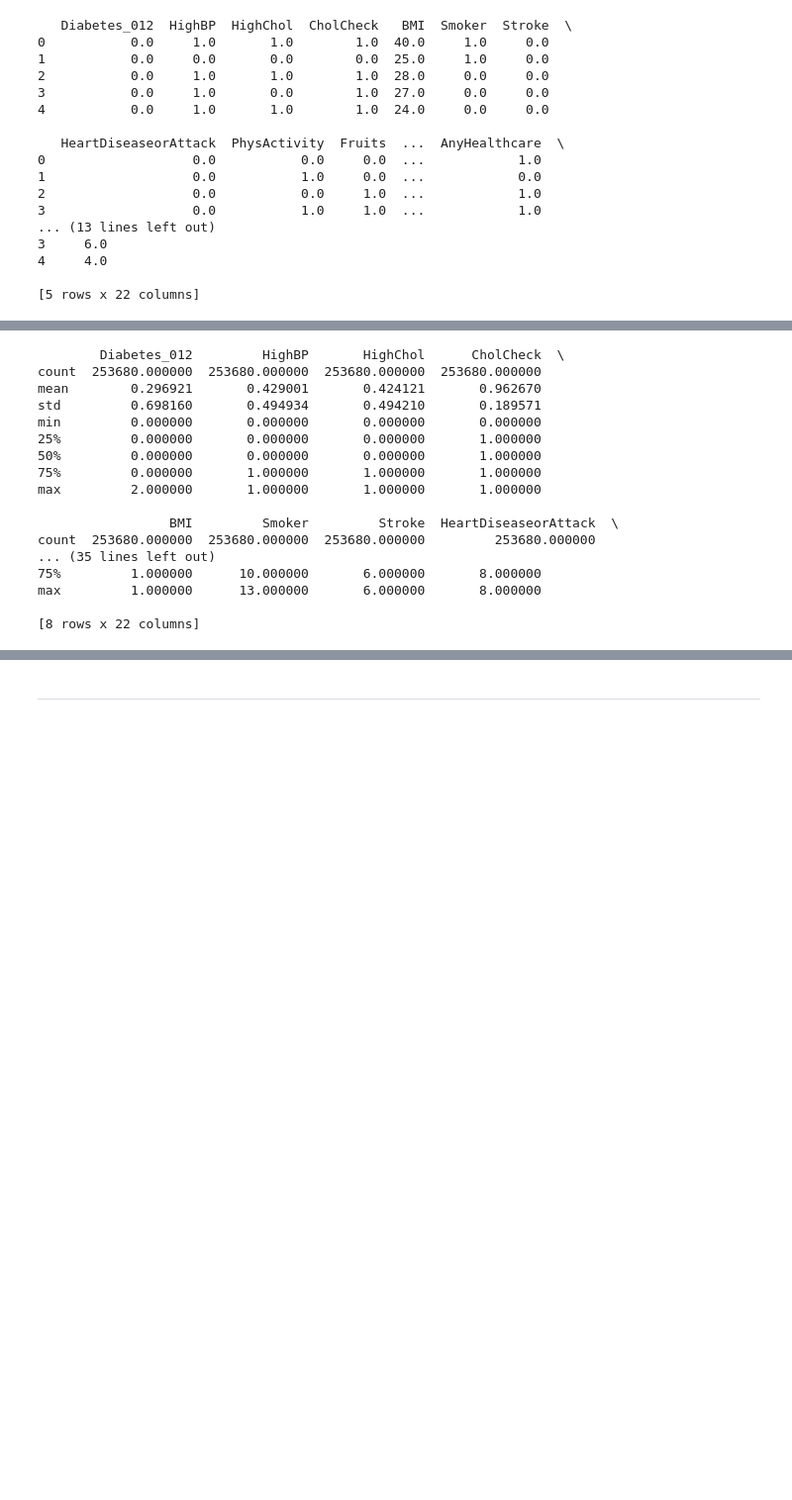
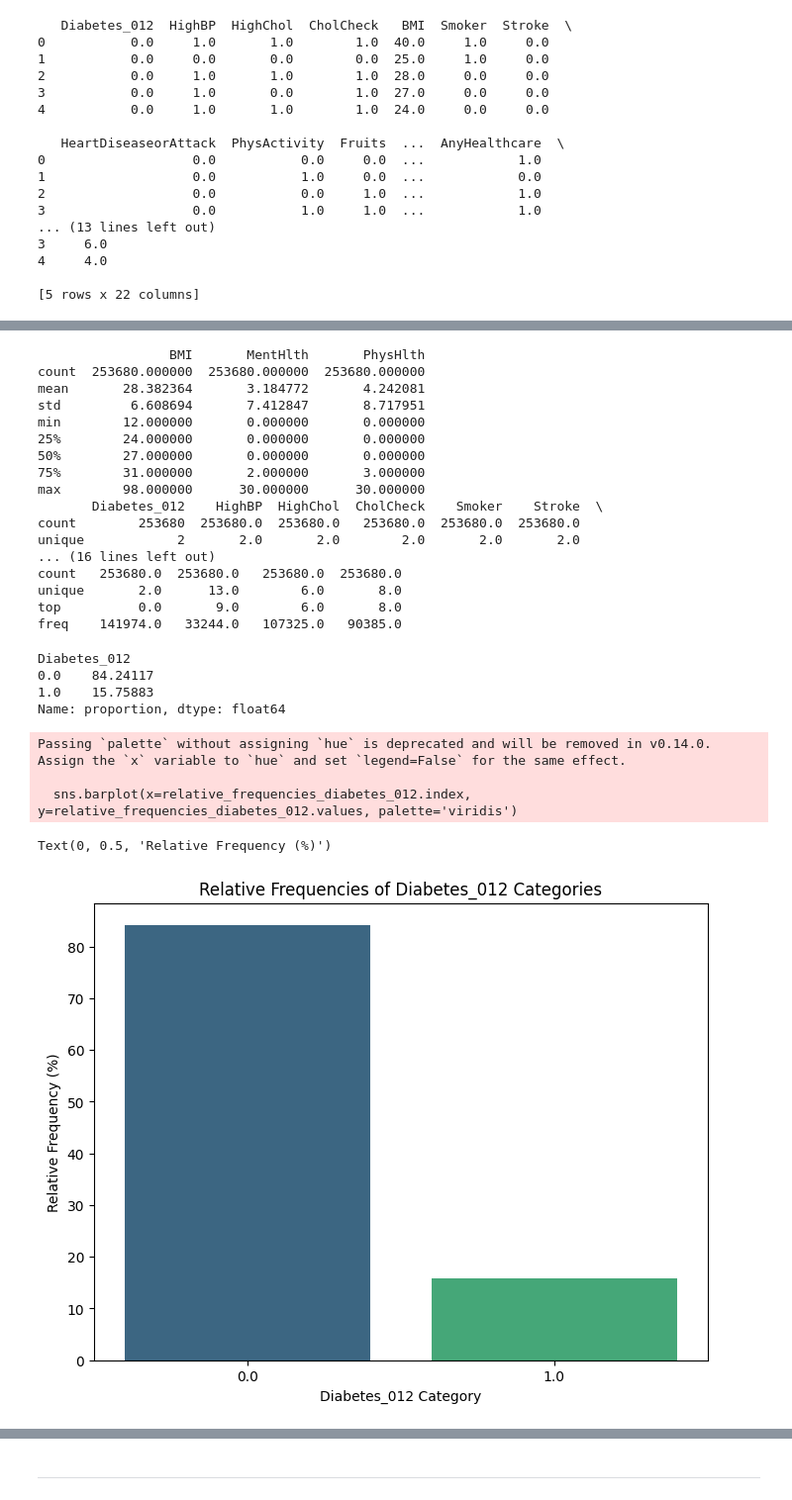
Before and after one commit to Catafal/Data-Mining-I, a Jupyter notebook: Project/project.ipynb, the cells around one changed output, grey strips where cells are left out. Shown at 99% size. Cells and saved outputs as stored; diff of their text form; code cells hidden in the pictures; blank space fills up the shorter version.

```diff
--- a/Project/project.ipynb
+++ b/Project/project.ipynb
@@ -11,7 +11,7 @@ import seaborn as sns
 import numpy as np
 # %%
 # Read the diabetes_012 file
-file_path = '/Users/jordicatafal/Documents/GitHub/Data-Mining-I/Project/diabetes_012_health_indicators_BRFSS2015.csv'
+file_path = '/Users/camillatartaglia/Desktop/UNIVERSITY/Data-Mining-I/Project/diabetes_012_health_indicators_BRFSS2015.csv'
 diabetes_data = pd.read_csv(file_path)
 
 # Basic information about the dataset
@@ -55,3 +55,10 @@ print(diabetes_data.head())
 4     4.0
 
 [5 rows x 22 columns]
+# %%
+#CAMI
+#in Diabetes_012 there are the categories 1 and 2 that explain 'having Diabetes' and 'pre-diabetes', so it could be useful to merge
+#this two categories in one
+
+diabetes_data['Diabetes_012'] = diabetes_data['Diabetes_012'].apply(lambda x: '1.0' if x in [1.0, 2.0] else '0.0')
+print(diabetes_data)
@@ -57,0 +134,10 @@ print(diabetes_data.head())
+# %%
+#changing the variables' type. Only BMI, MentHlth and PhysHlth are float. The remaing variables are category
+# Convert all variables to 'category' if they are float64 or object
+diabetes_data = diabetes_data.apply(lambda x: x.astype('category') if x.dtype in ['float64', 'object'] else x)
+
+# Convert specific columns 'BMI', 'MentHlth', 'PhysHlth' back to 'float64'
+diabetes_data[['BMI', 'MentHlth', 'PhysHlth']] = diabetes_data[['BMI', 'MentHlth', 'PhysHlth']].apply(lambda x: x.astype('float64'))
+
+# Print the data types to verify the changes
+print(diabetes_data.dtypes)
@@ -58,21 +188,46 @@ print(diabetes_data.head())
 # %%
-# Get summary statistics of the dataset
+# Get summary statistics for numerical variables
 print(diabetes_data.describe())
+# Get summary statistics for categorical variables
+print(diabetes_data.describe(include='category'))
 # %% [output]
-        Diabetes_012         HighBP       HighChol      CholCheck  \
-count  253680.000000  253680.000000  253680.000000  253680.000000
-mean        0.296921       0.429001       0.424121       0.962670
-std         0.698160       0.494934       0.494210       0.189571
-min         0.000000       0.000000       0.000000       0.000000
-25%         0.000000       0.000000       0.000000       1.000000
-50%         0.000000       0.000000       0.000000       1.000000
-75%         0.000000       1.000000       1.000000       1.000000
-max         2.000000       1.000000       1.000000       1.000000
-
-                 BMI         Smoker         Stroke  HeartDiseaseorAttack  \
-count  253680.000000  253680.000000  253680.000000         253680.000000
-... (35 lines left out)
-75%         1.000000      10.000000       6.000000       8.000000
-max         1.000000      13.000000       6.000000       8.000000
-
-[8 rows x 22 columns]
+                 BMI       MentHlth       PhysHlth
+count  253680.000000  253680.000000  253680.000000
+mean       28.382364       3.184772       4.242081
+std         6.608694       7.412847       8.717951
+min        12.000000       0.000000       0.000000
+25%        24.000000       0.000000       0.000000
+50%        27.000000       0.000000       0.000000
+75%        31.000000       2.000000       3.000000
+max        98.000000      30.000000      30.000000
+       Diabetes_012    HighBP  HighChol  CholCheck    Smoker    Stroke  \
+count        253680  253680.0  253680.0   253680.0  253680.0  253680.0
+unique            2       2.0       2.0        2.0       2.0       2.0
+... (16 lines left out)
+count   253680.0  253680.0   253680.0  253680.0
+unique       2.0      13.0        6.0       8.0
+top          0.0       9.0        6.0       8.0
+freq    141974.0   33244.0   107325.0   90385.0
+# %%
+#now we want to analyze the TARGET variable (diabetes_012) and study its distribution
+
+relative_frequencies_diabetes_012 = diabetes_data['Diabetes_012'].value_counts(normalize=True) * 100
+print(relative_frequencies_diabetes_012)
+
+plt.figure(figsize=(8, 6))
+sns.barplot(x=relative_frequencies_diabetes_012.index, y=relative_frequencies_diabetes_012.values, palette='viridis')
+
+# Add titles and labels
+plt.title('Relative Frequencies of Diabetes_012 Categories')
+plt.xlabel('Diabetes_012 Category')
+plt.ylabel('Relative Frequency (%)')
+# %% [output]
+Diabetes_012
+0.0    84.24117
+1.0    15.75883
+Name: proportion, dtype: float64
+Passing `palette` without assigning `hue` is deprecated and will be removed in v0.14.0. Assign the `x` variable to `hue` and set `legend=False` for the same effect.
+
+  sns.barplot(x=relative_frequencies_diabetes_012.index, y=relative_frequencies_diabetes_012.values, palette='viridis')
+Text(0, 0.5, 'Relative Frequency (%)')
+[figure, added]
```
Also changed, not shown: parts of 22 cells of this notebook, 2 other files.
